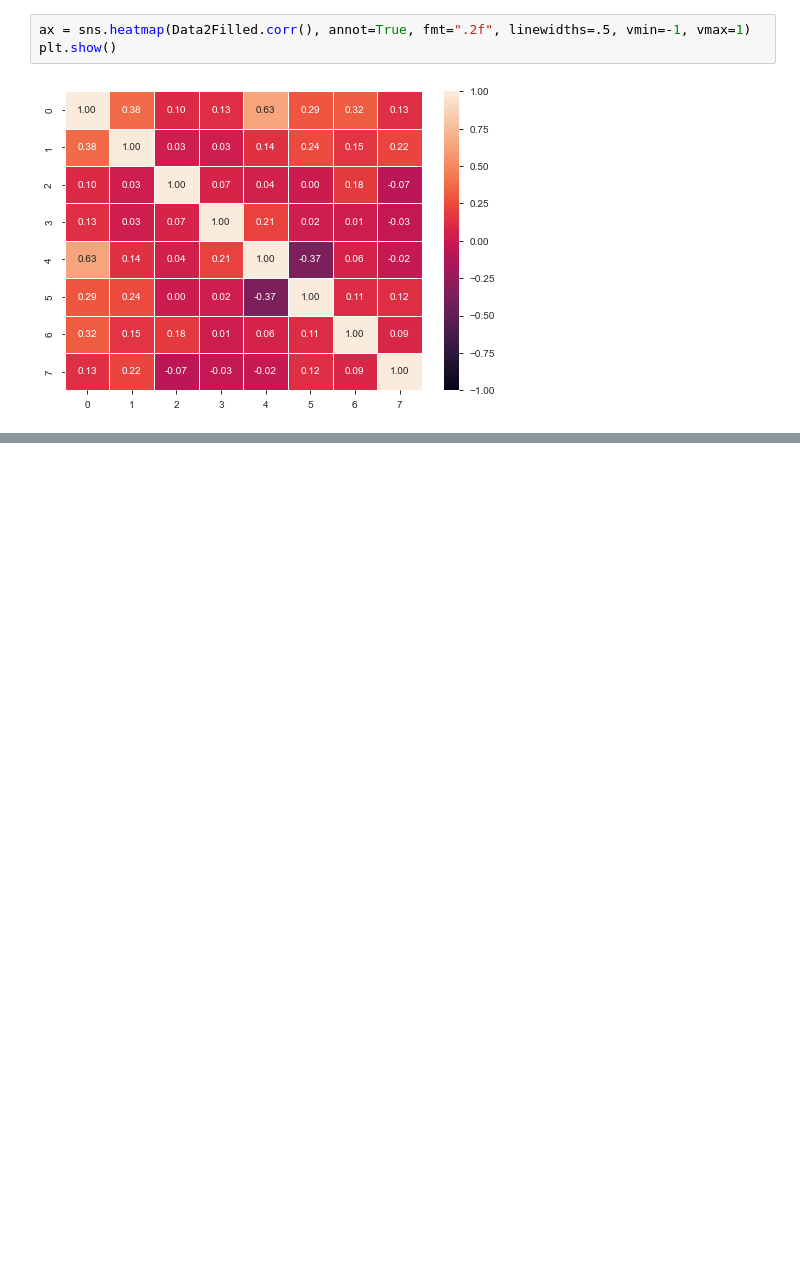
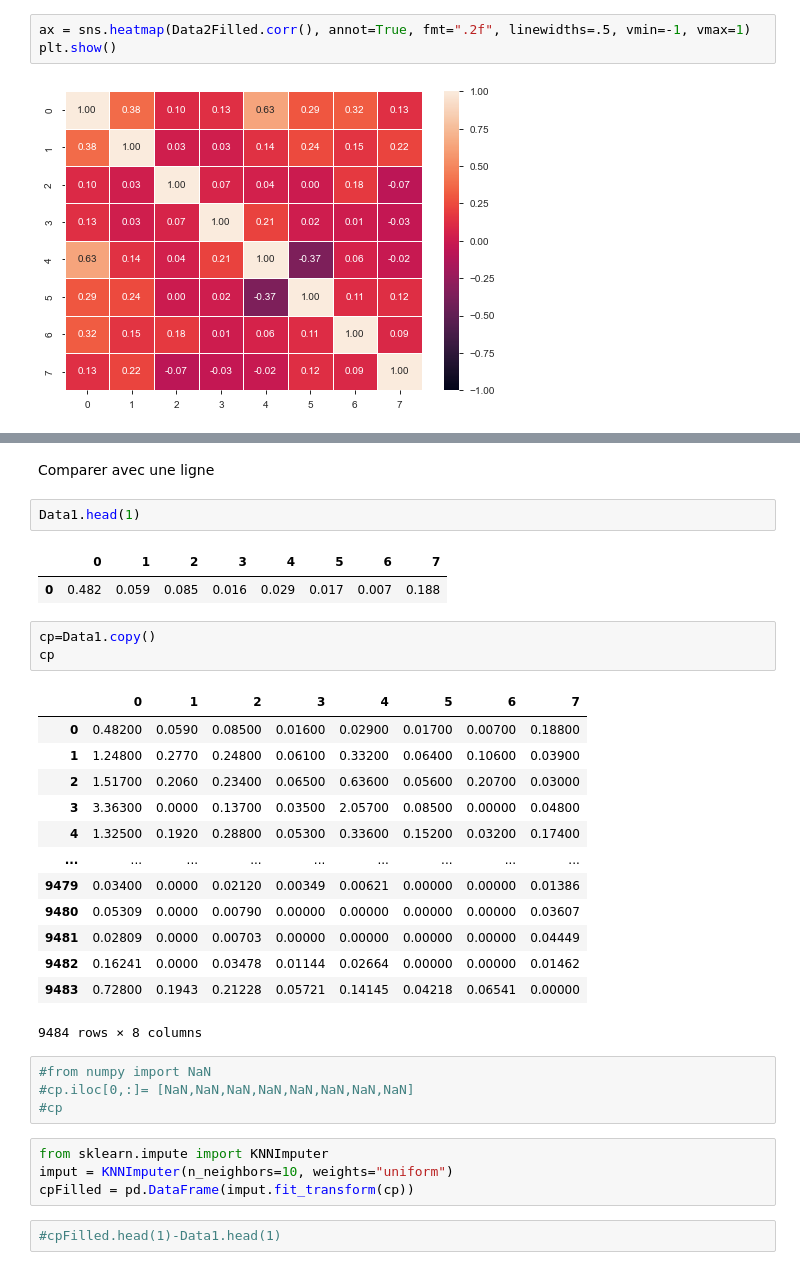
Before and after one commit to RaliB/Etude-de-cas-1, a Jupyter notebook: Etude.ipynb, the cells around one changed output, grey strips where cells are left out. Drawn from its saved outputs; the diff is of its cells as text; blank space fills up the shorter version.

Commit message:
test ligne par ligne

```diff
--- a/Etude.ipynb
+++ b/Etude.ipynb
@@ -245,0 +270,34 @@ plt.show()
+# %% [markdown]
+Comparer avec une ligne
+# %%
+Data1.head(1)
+# %% [output]
+|  | 0 | 1 | 2 | 3 | 4 | 5 | 6 | 7 |
+| 0 | 0.482 | 0.059 | 0.085 | 0.016 | 0.029 | 0.017 | 0.007 | 0.188 |
+# %%
+cp=Data1.copy()
+cp
+# %% [output]
+|  | 0 | 1 | 2 | 3 | 4 | 5 | 6 | 7 |
+| 0 | 0.48200 | 0.0590 | 0.08500 | 0.01600 | 0.02900 | 0.01700 | 0.00700 | 0.18800 |
+| 1 | 1.24800 | 0.2770 | 0.24800 | 0.06100 | 0.33200 | 0.06400 | 0.10600 | 0.03900 |
+| 2 | 1.51700 | 0.2060 | 0.23400 | 0.06500 | 0.63600 | 0.05600 | 0.20700 | 0.03000 |
+| 3 | 3.36300 | 0.0000 | 0.13700 | 0.03500 | 2.05700 | 0.08500 | 0.00000 | 0.04800 |
+| 4 | 1.32500 | 0.1920 | 0.28800 | 0.05300 | 0.33600 | 0.15200 | 0.03200 | 0.17400 |
+| ... | ... | ... | ... | ... | ... | ... | ... | ... |
+| 9479 | 0.03400 | 0.0000 | 0.02120 | 0.00349 | 0.00621 | 0.00000 | 0.00000 | 0.01386 |
+| 9480 | 0.05309 | 0.0000 | 0.00790 | 0.00000 | 0.00000 | 0.00000 | 0.00000 | 0.03607 |
+| 9481 | 0.02809 | 0.0000 | 0.00703 | 0.00000 | 0.00000 | 0.00000 | 0.00000 | 0.04449 |
+| 9482 | 0.16241 | 0.0000 | 0.03478 | 0.01144 | 0.02664 | 0.00000 | 0.00000 | 0.01462 |
+| 9483 | 0.72800 | 0.1943 | 0.21228 | 0.05721 | 0.14145 | 0.04218 | 0.06541 | 0.00000 |
+9484 rows × 8 columns
+# %%
+#from numpy import NaN
+#cp.iloc[0,:]= [NaN,NaN,NaN,NaN,NaN,NaN,NaN,NaN]
+#cp
+# %%
+from sklearn.impute import KNNImputer
+imput = KNNImputer(n_neighbors=10, weights="uniform")
+cpFilled = pd.DataFrame(imput.fit_transform(cp))
+# %%
+#cpFilled.head(1)-Data1.head(1)
```
Also changed, not shown: parts of 6 cells of this notebook, 1 other file.
